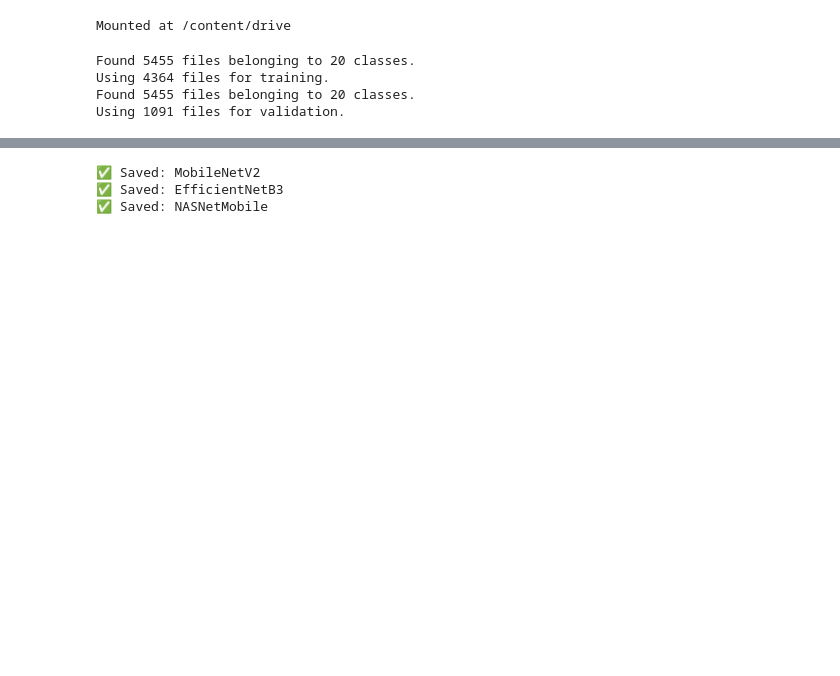
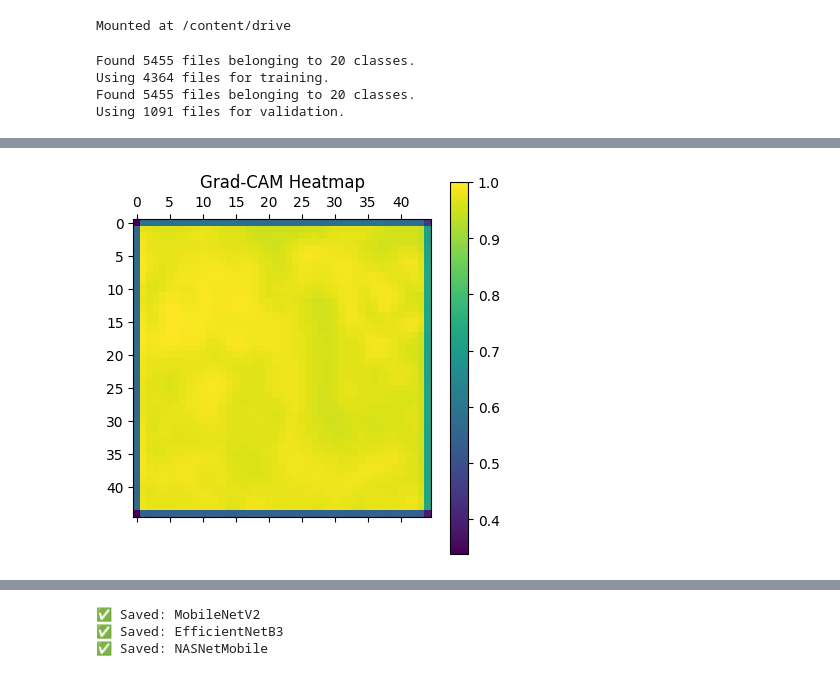
Before and after one commit to jastinyan/LW5-Comparative-Analysis-of-Pre-trained-CNN-Models, a Jupyter notebook: LW5_Pre_Trained_CNN.ipynb, the cells around one changed output, grey strips where cells are left out. Saved outputs shown, nothing was run; the diff lists cells and outputs as text; code cells hidden in the pictures; blank space fills up the shorter version.

```diff
--- a/LW5_Pre_Trained_CNN.ipynb
+++ b/LW5_Pre_Trained_CNN.ipynb
@@ -151,3 +151,7 @@ def plot_roc(model):
     plt.plot(fpr, tpr)
   plt.title("ROC Curve")
   plt.show()
+# %%
+from tensorflow.keras.models import load_model
+model = load_model("/content/drive/MyDrive/my_image_classifier.keras")
+model.summary()
@@ -153,0 +190,4 @@ def plot_roc(model):
+# %%
+for layer in model.layers:
+  print(layer.name)
+last_conv_layer_name = "conv2d_8" # Adjust based on your model
@@ -156,23 +210,48 @@ import tensorflow as tf
 import numpy as np
 
 def get_gradcam_heatmap(model, img_array, last_conv_layer_name, pred_index=None):
-    grad_model = tf.keras.models.Model(
-        [model.inputs],
-        [model.get_layer(last_conv_layer_name).output, model.output]
+    # Warm up the full model
+    _ = model(img_array, training=False)
+
+    # Build a sub-model that SKIPS sequential_2 (augmentation)
+    # Start from rescaling_1 (index 1) directly
+    input_tensor = tf.keras.Input(shape=(180, 180, 3))
+    x = input_tensor
+
+    reached_target = False
+    conv_output_tensor = None
+
+    for layer in model.layers[1:]:
+        x = layer(x, training=False)
+        if layer.name == last_conv_layer_name:
+            conv_output_tensor = x
+            reached_target = True
+
+    grad_model = tf.keras.Model(
+        inputs=input_tensor,
+        outputs=[conv_output_tensor, x]
     )
 
     with tf.GradientTape() as tape:
-        conv_outputs, predictions = grad_model(img_array)
+        conv_outputs, predictions = grad_model(img_array, training=False)
+        tape.watch(conv_outputs)
         if pred_index is None:
             pred_index = tf.argmax(predictions[0])
         class_channel = predictions[:, pred_index]
 
     grads = tape.gradient(class_channel, conv_outputs)
     pooled_grads = tf.reduce_mean(grads, axis=(0, 1, 2))
-
     conv_outputs = conv_outputs[0]
     heatmap = conv_outputs @ pooled_grads[..., tf.newaxis]
     heatmap = tf.squeeze(heatmap)
     heatmap = tf.maximum(heatmap, 0) / tf.math.reduce_max(heatmap)
-
     return heatmap.numpy()
+# %%
+heatmap = get_gradcam_heatmap(model, img_array, last_conv_layer_name)
+import matplotlib.pyplot as plt
+plt.matshow(heatmap)
+plt.title("Grad-CAM Heatmap")
+plt.colorbar()
+plt.show()
+# %% [output]
+[figure, added]
```
Also changed, not shown: parts of 6 cells of this notebook.
